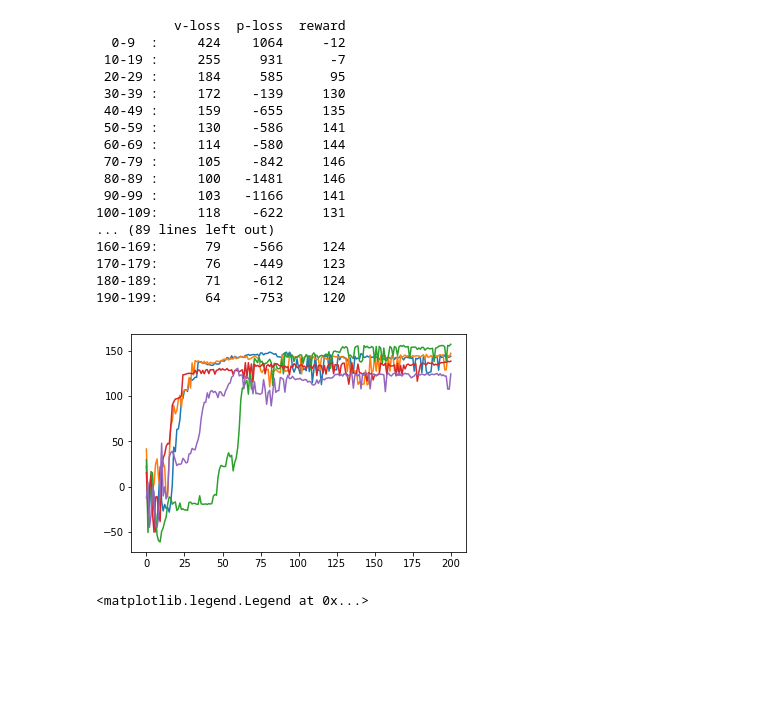
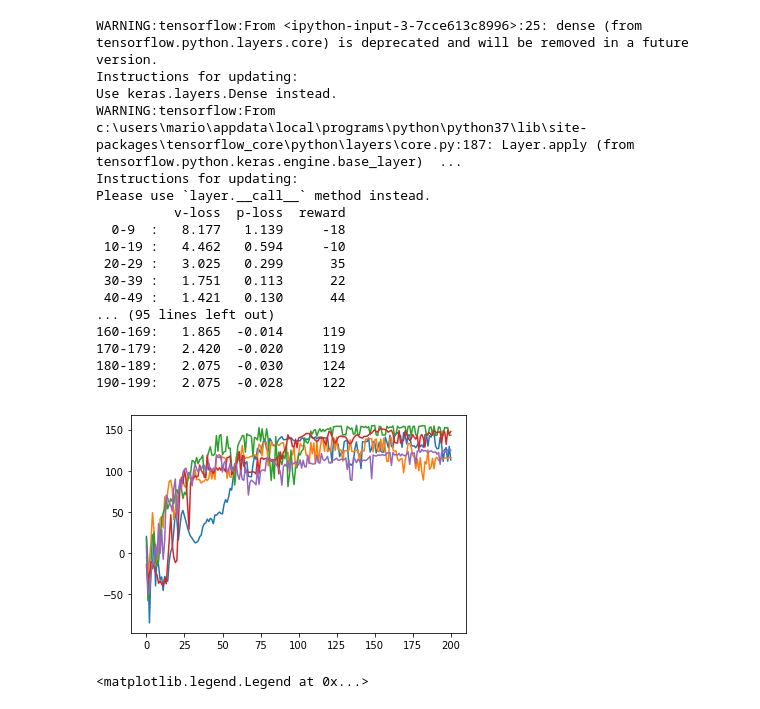
Before and after one commit to mario-holubar/RacingRL, a Jupyter notebook: racing.ipynb, the cells around one changed output. Cells and saved outputs as stored; diff of their text form; code cells hidden in the pictures; blank space fills up the shorter version.

```diff
--- a/racing.ipynb
+++ b/racing.ipynb
@@ -416,6 +490,7 @@ import matplotlib.pyplot as plt
 
 np.set_printoptions(precision = 2, suppress=True)
 
+# return discounted sum of future rewards for every timestep
 def discount(rewards):
     discounted = []
     for i in range(len(rewards)):
@@ -426,6 +501,7 @@ def discount(rewards):
         discounted.append([future_reward])
     return discounted
 
+# run the environment for one episode and return transitions
 def execute_env(render = False):
     states = []
     actions = []
@@ -439,7 +515,6 @@ def execute_env(render = False):
         action = alg.get_action(state)
         actions.append(action)
 
-        #state, reward, done, info = env.step(action)
         reward = 0
         for i in range(1 + FRAMESKIP):
             state, r, done, _ = env.step(action)
@@ -449,11 +524,11 @@ def execute_env(render = False):
         rewards.append(reward)
 
         if render:
-            #time.sleep(1 / 144)
             env.render()
 
     return states, actions, rewards
 
+# run one episode and update networks
 def run_ep(alg, render = False, update = True):
     states, actions, rewards = execute_env(render)
 
@@ -472,6 +547,7 @@ def run_ep(alg, render = False, update = True):
 
     return (v_loss, p_loss, np.sum(rewards))
 
+# update networks from replay buffer
 def run_memory():
     states, actions, discounted_rewards = get_memory()
     if len(states) == 0: return 0, 0
@@ -483,6 +559,7 @@ def run_memory():
 
     return v_loss, p_loss
 
+# run one experiment
 def run_session(output = True, episodes = 100, print_every = 10, render = False, recent = True, memory = True):
     clear_memory()
 
@@ -491,18 +568,17 @@ def run_session(output = True, episodes = 100, print_every = 10, render = False,
     if output:
         print("{:7}  {:>7} {:>7} {:>7}".format("", "v-loss", "p-loss", "reward"))
 
-    streak_required = 1
-
     output_rewards = []
 
     totalv = totalp = totalr = 0
-    streak = 0
-    for e in range(episodes + streak_required):
+    for e in range(episodes + 1):
+        # update networks using experience replay
         if memory:
             vloss, ploss = run_memory()
             totalv += vloss
             totalp += ploss
 
+        # run episode and update networks from recent experiences
         vloss, ploss, reward = run_ep(alg, render and (e + 1) % print_every == 0, update = recent)
         if np.isnan(ploss):
             return
@@ -513,18 +589,21 @@ def run_session(output = True, episodes = 100, print_every = 10, render = False,
 
         output_rewards.append(reward)
 
+        # print progress
         if (e + 1) % print_every == 0:
             if output:
                 eps = str(e - print_every + 1) + "-" + str(e)
                 vl = totalv / print_every
                 pl = totalp / print_every
                 r = totalr / print_every
-                print("{:^7}: {:>7.0f} {:>7.0f} {:>7.0f}".format(eps, vl * 100, pl * 1000, r))
+                print("{:^7}: {:>7.3f} {:>7.3f} {:>7.0f}".format(eps, vl, pl, r))
 
             totalv = totalp = totalr = 0
 
-    plt.plot(range(episodes + streak_required), output_rewards)
+    # plot reward curves of all episodes
+    plt.plot(range(episodes + 1), output_rewards)
 
+    # store all reward curves in a variable so they can be saved / plotted
     global all_output_rewards
     all_output_rewards.append(output_rewards)
 
@@ -633,49 +619,49 @@ class PPO:
 # %%
-algorithm = SPG
-recent = False
+#alg = PPO(log = True)
+alg = SPG(prioritized = True)
+recent = True
 memory = True
 
 all_output_rewards = []
 for seed in seeds:
     env = RacingEnv(seed)
-    alg = algorithm()
+    alg.initialize_networks()
+
+    # if both recent and old experiences are used to update the networks, two updates are performed each episode;
+    # use half the number of experiences each update to keep the total number the same
     if recent and memory:
         alg.minibatch_size = 100
     else:
         alg.minibatch_size = 200
 
     sess = tf.Session()
     sess.run(tf.global_variables_initializer())
 
+    # try/finally is for keyboard interrupts
     try:
         run_session(output = True, episodes = 200, render = False, print_every = 10, recent = recent, memory = memory)
-        #execute_env(True)
-        #execute_env(True)
-        #execute_env(True)
-        #execute_env(True)
-        #execute_env(True)
     finally:
         env.close()
         sess.close()
 # %% [output]
+WARNING:tensorflow:From <ipython-input-3-7cce613c8996>:25: dense (from tensorflow.python.layers.core) is deprecated and will be removed in a future version.
+Instructions for updating:
+Use keras.layers.Dense instead.
+WARNING:tensorflow:From c:\users\mario\appdata\local\programs\python\python37\lib\site-packages\tensorflow_core\python\layers\core.py:187: Layer.apply (from tensorflow.python.keras.engine.base_layer)  ...
+Instructions for updating:
+Please use `layer.__call__` method instead.
           v-loss  p-loss  reward
-  0-9  :     424    1064     -12
- 10-19 :     255     931      -7
- 20-29 :     184     585      95
- 30-39 :     172    -139     130
- 40-49 :     159    -655     135
- 50-59 :     130    -586     141
- 60-69 :     114    -580     144
- 70-79 :     105    -842     146
- 80-89 :     100   -1481     146
- 90-99 :     103   -1166     141
-100-109:     118    -622     131
-... (89 lines left out)
-160-169:      79    -566     124
-170-179:      76    -449     123
-180-189:      71    -612     124
-190-199:      64    -753     120
+  0-9  :   8.177   1.139     -18
+ 10-19 :   4.462   0.594     -10
+ 20-29 :   3.025   0.299      35
+ 30-39 :   1.751   0.113      22
+ 40-49 :   1.421   0.130      44
+... (95 lines left out)
+160-169:   1.865  -0.014     119
+170-179:   2.420  -0.020     119
+180-189:   2.075  -0.030     124
+190-199:   2.075  -0.028     122
-[figure, old version]
+[figure, new version]
 # %%
 #perf_ppo_recent = all_output_rewards
 
```
Also changed, not shown: parts of 9 cells of this notebook.
